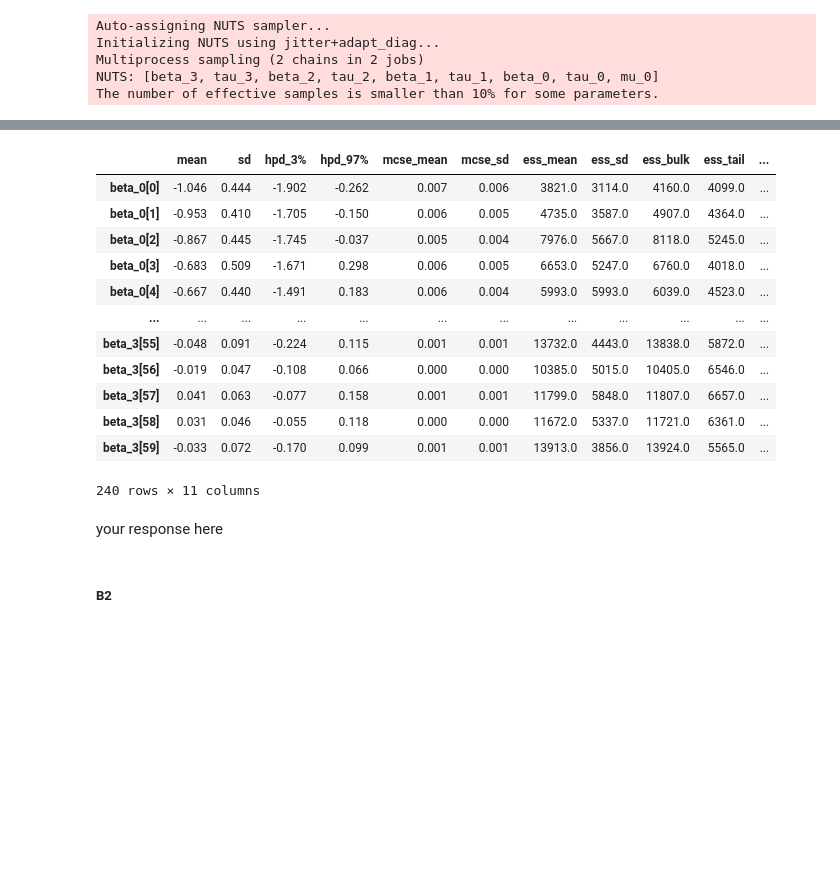
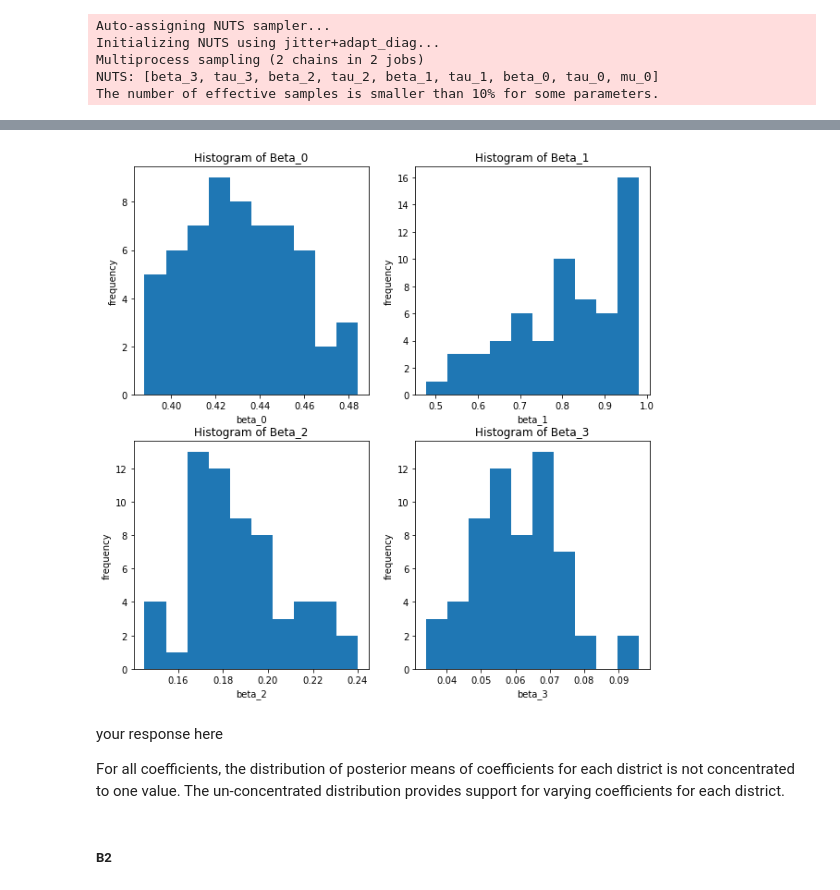
Before and after one commit to Ruby122/2020-CS109B, a Jupyter notebook: content/homeworks/hw03/cs109b_hw3.ipynb, the cells around one changed output, grey strips where cells are left out. Drawn from its saved outputs; the diff is of its cells as text; code cells hidden in the pictures; blank space fills up the shorter version.

```diff
--- a/content/homeworks/hw03/cs109b_hw3.ipynb
+++ b/content/homeworks/hw03/cs109b_hw3.ipynb
@@ -407,21 +400,38 @@ axes[0,0] = plt.
-# %%
-df = pm.summary(trace, var_names=['beta_0', 'beta_1', 'beta_2', 'beta_3'])
-# %% [output]
-|  | mean | sd | hpd_3% | hpd_97% | mcse_mean | mcse_sd | ess_mean | ess_sd | ess_bulk | ess_tail | ... |
-| beta_0[0] | -1.046 | 0.444 | -1.902 | -0.262 | 0.007 | 0.006 | 3821.0 | 3114.0 | 4160.0 | 4099.0 | ... |
-| beta_0[1] | -0.953 | 0.410 | -1.705 | -0.150 | 0.006 | 0.005 | 4735.0 | 3587.0 | 4907.0 | 4364.0 | ... |
-| beta_0[2] | -0.867 | 0.445 | -1.745 | -0.037 | 0.005 | 0.004 | 7976.0 | 5667.0 | 8118.0 | 5245.0 | ... |
-| beta_0[3] | -0.683 | 0.509 | -1.671 | 0.298 | 0.006 | 0.005 | 6653.0 | 5247.0 | 6760.0 | 4018.0 | ... |
-| beta_0[4] | -0.667 | 0.440 | -1.491 | 0.183 | 0.006 | 0.004 | 5993.0 | 5993.0 | 6039.0 | 4523.0 | ... |
-| ... | ... | ... | ... | ... | ... | ... | ... | ... | ... | ... | ... |
-| beta_3[55] | -0.048 | 0.091 | -0.224 | 0.115 | 0.001 | 0.001 | 13732.0 | 4443.0 | 13838.0 | 5872.0 | ... |
-| beta_3[56] | -0.019 | 0.047 | -0.108 | 0.066 | 0.000 | 0.000 | 10385.0 | 5015.0 | 10405.0 | 6546.0 | ... |
-| beta_3[57] | 0.041 | 0.063 | -0.077 | 0.158 | 0.001 | 0.001 | 11799.0 | 5848.0 | 11807.0 | 6657.0 | ... |
-| beta_3[58] | 0.031 | 0.046 | -0.055 | 0.118 | 0.000 | 0.000 | 11672.0 | 5337.0 | 11721.0 | 6361.0 | ... |
-| beta_3[59] | -0.033 | 0.072 | -0.170 | 0.099 | 0.001 | 0.001 | 13913.0 | 3856.0 | 13924.0 | 5565.0 | ... |
-240 rows × 11 columns
-# %% [markdown]
-your response here
+# %%
+df = pm.summary(trace, var_names=['beta_0', 'beta_1', 'beta_2', 'beta_3'])
+# plot
+fig, axes = plt.subplots(2,2, figsize = (10,10))
+# beta 0
+axes[0,0].hist(df.iloc[:num_district,1])
+axes[0,0].set_xlabel('beta_0')
+axes[0,0].set_ylabel('frequency')
+axes[0,0].set_title('Histogram of Beta_0')
+
+# beta 1
+axes[0,1].hist(df.iloc[num_district:2*num_district,1])
+axes[0,1].set_xlabel('beta_1')
+axes[0,1].set_ylabel('frequency')
+axes[0,1].set_title('Histogram of Beta_1')
+
+# beta 2
+axes[1,0].hist(df.iloc[2*num_district:3*num_district,1])
+axes[1,0].set_xlabel('beta_2')
+axes[1,0].set_ylabel('frequency')
+axes[1,0].set_title('Histogram of Beta_2')
+
+# beta 3
+axes[1,1].hist(df.iloc[3*num_district:4*num_district,1])
+axes[1,1].set_xlabel('beta_3')
+axes[1,1].set_ylabel('frequency')
+axes[1,1].set_title('Histogram of Beta_3')
+
+plt.show()
+# %% [output]
+[figure, added]
+# %% [markdown]
+your response here
+
+For all coefficients, the distribution of posterior means of coefficients for each district is not concentrated to one value. The un-concentrated distribution provides support for varying coefficients for each district.
 # %% [markdown]
 ##### **B2**
 # %% [markdown]
```
Also changed, not shown: parts of 7 cells of this notebook.
